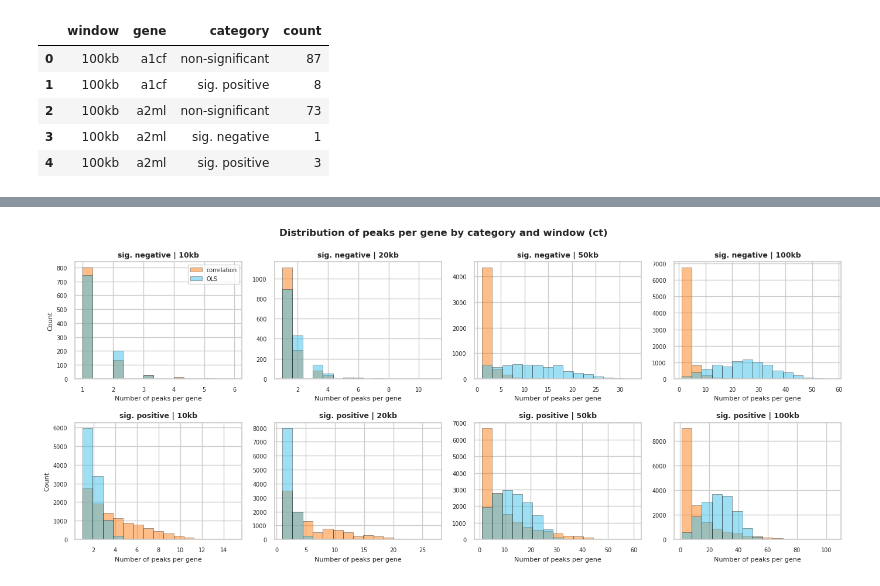
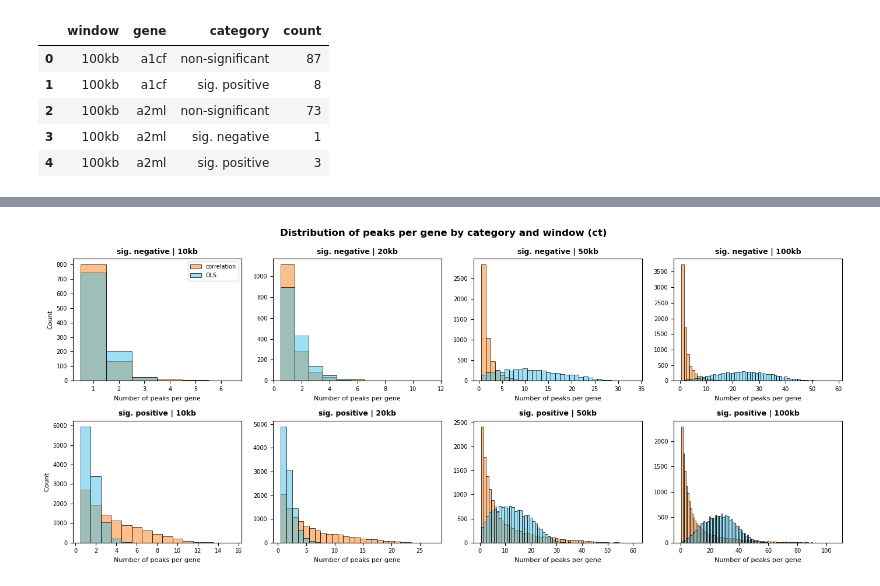
Before and after one commit to smin07/BA, a Jupyter notebook: notebooks/RNA_ATAC_ols_lm_ct.ipynb, the cells around one changed output, grey strips where cells are left out. Saved outputs shown, nothing was run; the diff lists cells and outputs as text; code cells hidden in the pictures.

```diff
--- a/notebooks/RNA_ATAC_ols_lm_ct.ipynb
+++ b/notebooks/RNA_ATAC_ols_lm_ct.ipynb
@@ -2189,8 +1654,9 @@ agg_ols_res_brief_df.shape
 # %%
 #read in the results from correlation analysis, then aggregate
-cor_res_df = pd.read_csv("/home/fgsasse_lrs_1/Downloads/BA/BA_data/Rmd_n_notebook/gene_peak_correlation_ct_results.csv.gz")
+cor_res_df = pd.read_csv("/home/fgsasse_lrs_1/Downloads/BA/BA_data/Correlations/Results/gene_peak_correlation_ct_results.csv.gz")
 cor_res_df.head()
-# ── classify every peak–gene pair into one of three categories ────────────────
+
+# classify every peak–gene pair into one of three categories
 def classify_pair(row):
     if row["padj"] <= 0.05 and row["correlation"] < 0:
         return "sig. negative"
@@ -2201,14 +1667,15 @@ def classify_pair(row):
 
 cor_res_df["category"] = cor_res_df.apply(classify_pair, axis=1)
 
-agg_cor_df = (
+#aggregate the number of significant peaks per gene and category
+agg_cor_all_windows_df = (
     cor_res_df
-    .dropna(subset=["correlation", "padj"])
+    .dropna(subset=["correlation", "padj", "category"])
     .groupby(["window", "gene", "category"])
     .size()
     .reset_index(name="count")
 )
-agg_cor_df.head()
+agg_cor_all_windows_df.head()
 # %% [output]
 |  | window | gene | category | count |
 | 0 | 100kb | a1cf | non-significant | 87 |
@@ -2217,15 +1684,15 @@ agg_cor_df.head()
 | 3 | 100kb | a2ml | sig. negative | 1 |
 | 4 | 100kb | a2ml | sig. positive | 3 |
 # %%
-#merge the two aggregated dataframes on window, gene
+#merge the two aggregated dataframes on window, gene to compare the number of significant peaks per gene and category between correlation and OLS results
 
-#rename the count column in agg_cor_df to count_cor to avoid confusion with the count column in agg_ols_res_brief_df
-agg_cor_df["count_cor"] = agg_cor_df['count']
-agg_ols_res_brief_df["count_ols"] = agg_ols_res_brief_df['count']
+#rename the count column in agg_cor_all_windows_df to count_cor to avoid confusion with the count column in agg_ols_all_windows_df
+agg_cor_all_windows_df["count_cor"] = agg_cor_all_windows_df['count']
+agg_ols_all_windows_df["count_ols"] = agg_ols_all_windows_df['count']
 
 agg_merged_df = pd.merge(
-    agg_cor_df,
-    agg_ols_res_brief_df,
+    agg_cor_all_windows_df,
+    agg_ols_all_windows_df,
     on=["window", "gene", "category"],
     how="outer",
 )
@@ -2574,4 +1891,7 @@ plot_df.head()
 # %%
+import matplotlib.pyplot as plt
+import seaborn as sns
+
 plot_df = agg_merged_df.dropna(subset=["count_cor", "count_ols", "window", "category"]).copy()
 plot_df["window"] = pd.Categorical(
     plot_df["window"],
@@ -2614,36 +1934,41 @@ for row_idx, cat in enumerate(category_order):
             bin_edges = np.array([combined_counts.min() - 0.5, combined_counts.max() + 0.5])
 
         # Plot correlation histogram
-        ax.hist(
+        sns.histplot(
             win_data["count_cor"],
-            bins=bin_edges,
+            #bins=bin_edges,
             alpha=0.5,
             label="correlation",
             color=method_colors["correlation"],
             edgecolor="black",
             linewidth=0.5,
+            discrete=True,
+            ax = ax
+
         )
         # Plot OLS histogram
-        ax.hist(
+        sns.histplot(
             win_data["count_ols"],
-            bins=bin_edges,
+            #bins=bin_edges,
             alpha=0.5,
             label="OLS",
             color=method_colors["OLS"],
             edgecolor="black",
             linewidth=0.5,
+            discrete=True,
+            ax = ax
         )
 
         ax.set_xlabel("Number of peaks per gene", fontsize=8)
         ax.set_ylabel("Count" if col_idx == 0 else "", fontsize=8)
         ax.set_title(f"{cat} | {win}", fontsize=9, fontweight="bold")
         ax.tick_params(labelsize=7)
 
         if row_idx == 0 and col_idx == 0:
             ax.legend(loc="upper right", fontsize=7)
 
 fig.suptitle("Distribution of peaks per gene by category and window (ct)", fontsize=12, fontweight="bold", y=0.98)
 plt.tight_layout()
 plt.show()
 # %% [output]
-[figure, old version]
+[figure, new version]
```
Also changed, not shown: parts of 52 cells of this notebook, 1 other file.
